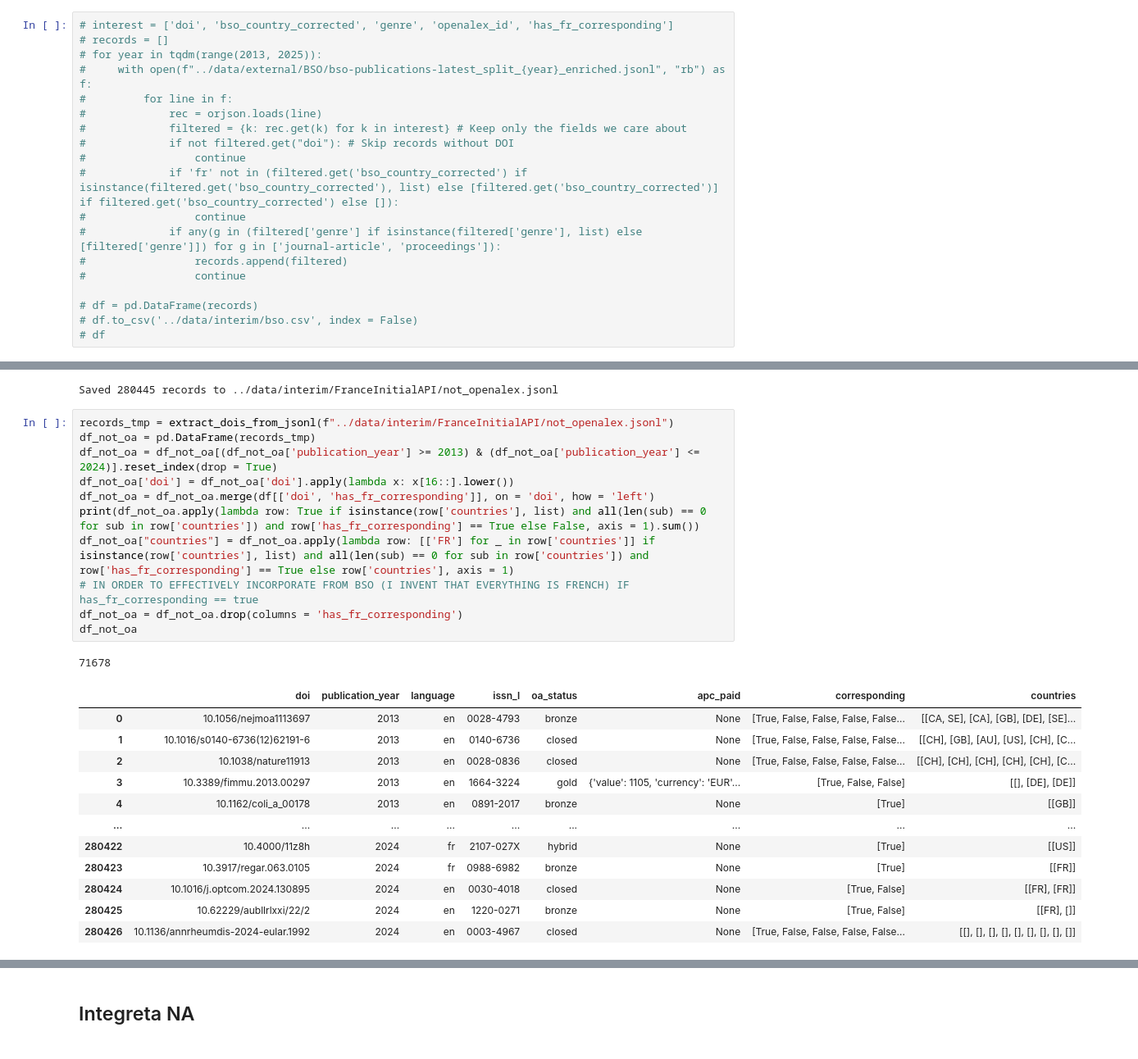
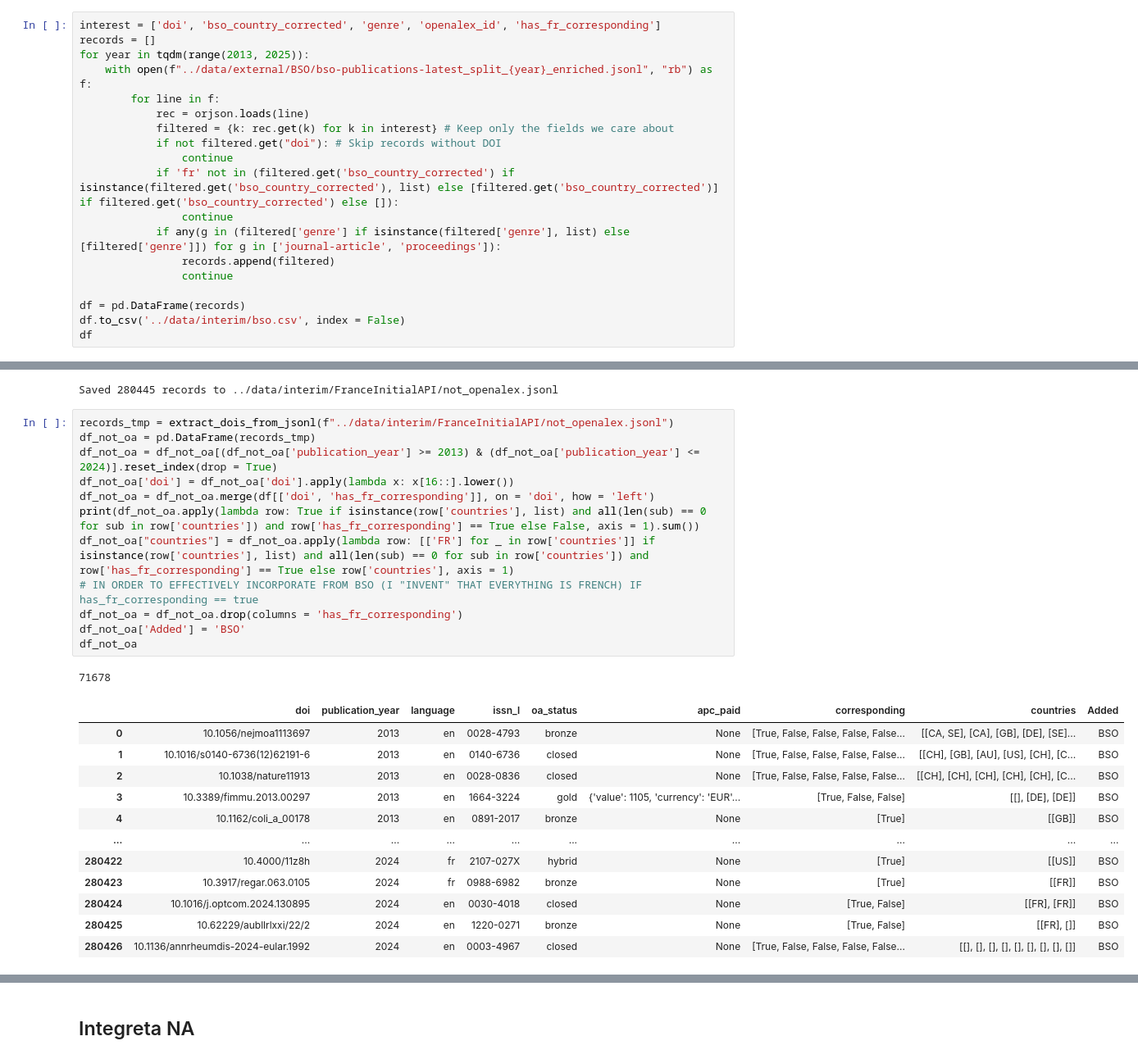
Before and after one commit to APVsiris/2025MESRE, a Jupyter notebook: notebooks/4.0-apv-final.ipynb, the cells around one changed output, grey strips where cells are left out. Shown at 82% size. Drawn from its saved outputs; the diff is of its cells as text.

```diff
--- a/notebooks/4.0-apv-final.ipynb
+++ b/notebooks/4.0-apv-final.ipynb
@@ -154,21 +154,21 @@ df_oa
 
 To increment the perimeter
 # %%
-# interest = ['doi', 'bso_country_corrected', 'genre', 'openalex_id', 'has_fr_corresponding']
-# records = []
-# for year in tqdm(range(2013, 2025)):
-#     with open(f"../data/external/BSO/bso-publications-latest_split_{year}_enriched.jsonl", "rb") as f:
-#         for line in f:
-#             rec = orjson.loads(line)
-#             filtered = {k: rec.get(k) for k in interest} # Keep only the fields we care about
-#             if not filtered.get("doi"): # Skip records without DOI
-#                 continue
-#             if 'fr' not in (filtered.get('bso_country_corrected') if isinstance(filtered.get('bso_country_corrected'), list) else [filtered.get('bso_country_corrected')] if filtered.get('bso_country_corrected') else []):
-#                 continue
-#             if any(g in (filtered['genre'] if isinstance(filtered['genre'], list) else [filtered['genre']]) for g in ['journal-article', 'proceedings']):
-#                 records.append(filtered)
-#                 continue
+interest = ['doi', 'bso_country_corrected', 'genre', 'openalex_id', 'has_fr_corresponding']
+records = []
+for year in tqdm(range(2013, 2025)):
+    with open(f"../data/external/BSO/bso-publications-latest_split_{year}_enriched.jsonl", "rb") as f:
+        for line in f:
+            rec = orjson.loads(line)
+            filtered = {k: rec.get(k) for k in interest} # Keep only the fields we care about
+            if not filtered.get("doi"): # Skip records without DOI
+                continue
+            if 'fr' not in (filtered.get('bso_country_corrected') if isinstance(filtered.get('bso_country_corrected'), list) else [filtered.get('bso_country_corrected')] if filtered.get('bso_country_corrected') else []):
+                continue
+            if any(g in (filtered['genre'] if isinstance(filtered['genre'], list) else [filtered['genre']]) for g in ['journal-article', 'proceedings']):
+                records.append(filtered)
+                continue
 
-# df = pd.DataFrame(records)
-# df.to_csv('../data/interim/bso.csv', index = False)
-# df
+df = pd.DataFrame(records)
+df.to_csv('../data/interim/bso.csv', index = False)
+df
@@ -301,25 +304,26 @@ Saved 280445 records to ../data/interim/FranceInitialAPI/not_openalex.jsonl
 # %%
 records_tmp = extract_dois_from_jsonl(f"../data/interim/FranceInitialAPI/not_openalex.jsonl")
 df_not_oa = pd.DataFrame(records_tmp)
 df_not_oa = df_not_oa[(df_not_oa['publication_year'] >= 2013) & (df_not_oa['publication_year'] <= 2024)].reset_index(drop = True)
 df_not_oa['doi'] = df_not_oa['doi'].apply(lambda x: x[16::].lower())
 df_not_oa = df_not_oa.merge(df[['doi', 'has_fr_corresponding']], on = 'doi', how = 'left')
 print(df_not_oa.apply(lambda row: True if isinstance(row['countries'], list) and all(len(sub) == 0 for sub in row['countries']) and row['has_fr_corresponding'] == True else False, axis = 1).sum())
 df_not_oa["countries"] = df_not_oa.apply(lambda row: [['FR'] for _ in row['countries']] if isinstance(row['countries'], list) and all(len(sub) == 0 for sub in row['countries']) and row['has_fr_corresponding'] == True else row['countries'], axis = 1)
-# IN ORDER TO EFFECTIVELY INCORPORATE FROM BSO (I INVENT THAT EVERYTHING IS FRENCH) IF has_fr_corresponding == true
+# IN ORDER TO EFFECTIVELY INCORPORATE FROM BSO (I "INVENT" THAT EVERYTHING IS FRENCH) IF has_fr_corresponding == true
 df_not_oa = df_not_oa.drop(columns = 'has_fr_corresponding')
+df_not_oa['Added'] = 'BSO'
 df_not_oa
 # %% [output]
 71678
-|  | doi | publication_year | language | issn_l | oa_status | apc_paid | corresponding | countries |
-| 0 | 10.1056/nejmoa1113697 | 2013 | en | 0028-4793 | bronze | None | [True, False, False, False, False... | [[CA, SE], [CA], [GB], [DE], [SE]... |
-| 1 | 10.1016/s0140-6736(12)62191-6 | 2013 | en | 0140-6736 | closed | None | [True, False, False, False, False... | [[CH], [GB], [AU], [US], [CH], [C... |
-| 2 | 10.1038/nature11913 | 2013 | en | 0028-0836 | closed | None | [True, False, False, False, False... | [[CH], [CH], [CH], [CH], [CH], [C... |
-| 3 | 10.3389/fimmu.2013.00297 | 2013 | en | 1664-3224 | gold | {'value': 1105, 'currency': 'EUR'... | [True, False, False] | [[], [DE], [DE]] |
-| 4 | 10.1162/coli_a_00178 | 2013 | en | 0891-2017 | bronze | None | [True] | [[GB]] |
-| ... | ... | ... | ... | ... | ... | ... | ... | ... |
-| 280422 | 10.4000/11z8h | 2024 | fr | 2107-027X | hybrid | None | [True] | [[US]] |
-| 280423 | 10.3917/regar.063.0105 | 2024 | fr | 0988-6982 | bronze | None | [True] | [[FR]] |
-| 280424 | 10.1016/j.optcom.2024.130895 | 2024 | en | 0030-4018 | closed | None | [True, False] | [[FR], [FR]] |
-| 280425 | 10.62229/aubllrlxxi/22/2 | 2024 | en | 1220-0271 | bronze | None | [True, False] | [[FR], []] |
-| 280426 | 10.1136/annrheumdis-2024-eular.1992 | 2024 | en | 0003-4967 | closed | None | [True, False, False, False, False... | [[], [], [], [], [], [], [], [], []] |
+|  | doi | publication_year | language | issn_l | oa_status | apc_paid | corresponding | countries | Added |
+| 0 | 10.1056/nejmoa1113697 | 2013 | en | 0028-4793 | bronze | None | [True, False, False, False, False... | [[CA, SE], [CA], [GB], [DE], [SE]... | BSO |
+| 1 | 10.1016/s0140-6736(12)62191-6 | 2013 | en | 0140-6736 | closed | None | [True, False, False, False, False... | [[CH], [GB], [AU], [US], [CH], [C... | BSO |
+| 2 | 10.1038/nature11913 | 2013 | en | 0028-0836 | closed | None | [True, False, False, False, False... | [[CH], [CH], [CH], [CH], [CH], [C... | BSO |
+| 3 | 10.3389/fimmu.2013.00297 | 2013 | en | 1664-3224 | gold | {'value': 1105, 'currency': 'EUR'... | [True, False, False] | [[], [DE], [DE]] | BSO |
+| 4 | 10.1162/coli_a_00178 | 2013 | en | 0891-2017 | bronze | None | [True] | [[GB]] | BSO |
+| ... | ... | ... | ... | ... | ... | ... | ... | ... | ... |
+| 280422 | 10.4000/11z8h | 2024 | fr | 2107-027X | hybrid | None | [True] | [[US]] | BSO |
+| 280423 | 10.3917/regar.063.0105 | 2024 | fr | 0988-6982 | bronze | None | [True] | [[FR]] | BSO |
+| 280424 | 10.1016/j.optcom.2024.130895 | 2024 | en | 0030-4018 | closed | None | [True, False] | [[FR], [FR]] | BSO |
+| 280425 | 10.62229/aubllrlxxi/22/2 | 2024 | en | 1220-0271 | bronze | None | [True, False] | [[FR], []] | BSO |
+| 280426 | 10.1136/annrheumdis-2024-eular.1992 | 2024 | en | 0003-4967 | closed | None | [True, False, False, False, False... | [[], [], [], [], [], [], [], [], []] | BSO |
```
Also changed, not shown: parts of 23 cells of this notebook, 16 other files.
